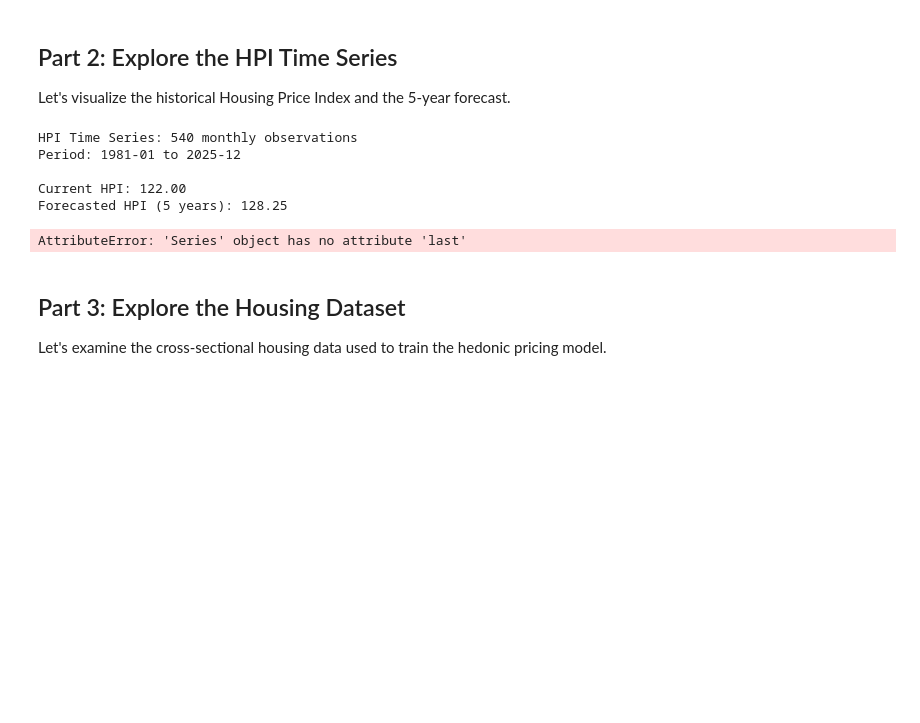
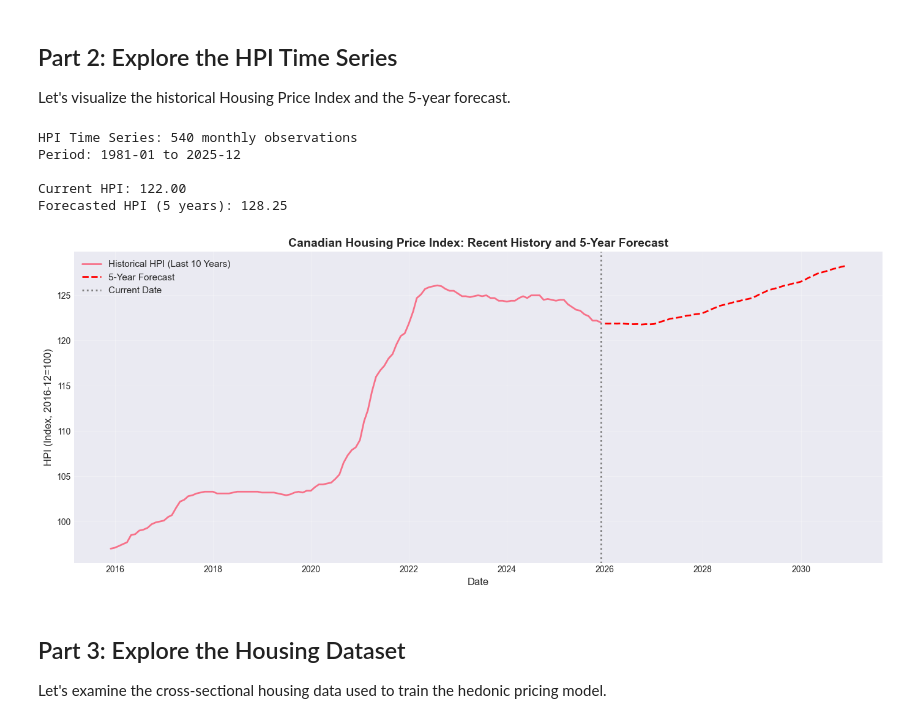
Before and after one commit to xingyi1145/A-list-Housings, a Jupyter notebook: house_prediction_demo.ipynb, the cells around one changed output. Drawn from its saved outputs; the diff is of its cells as text; code cells hidden in the pictures; blank space fills up the shorter version.

```diff
--- a/house_prediction_demo.ipynb
+++ b/house_prediction_demo.ipynb
@@ -61,35 +61,37 @@ print(f"HPI Time Series: {len(hpi_data)} monthly observations")
 print(f"Period: {hpi_data.index[0].strftime('%Y-%m')} to {hpi_data.index[-1].strftime('%Y-%m')}")
 print(f"\nCurrent HPI: {predictor.hpi_forecaster.current_hpi:.2f}")
 print(f"Forecasted HPI (5 years): {predictor.hpi_forecaster.future_hpi:.2f}")
 
 # Plot recent HPI history (last 10 years) and forecast
-recent_hpi = hpi_data.last('10Y')
+# Get last 10 years of data
+ten_years_ago = hpi_data.index[-1] - pd.DateOffset(years=10)
+recent_hpi = hpi_data[hpi_data.index >= ten_years_ago]
 
 forecast = predictor.hpi_forecaster.model_fit.forecast(steps=60)
 forecast_dates = pd.date_range(
     start=hpi_data.index[-1] + pd.DateOffset(months=1),
     periods=60,
     freq='MS'
 )
 
 plt.figure(figsize=(14, 6))
 plt.plot(recent_hpi.index, recent_hpi.values, label='Historical HPI (Last 10 Years)', linewidth=2)
 plt.plot(forecast_dates, forecast.values, label='5-Year Forecast', linewidth=2, linestyle='--', color='red')
 plt.axvline(hpi_data.index[-1], color='gray', linestyle=':', label='Current Date', linewidth=2)
 plt.xlabel('Date', fontsize=12)
 plt.ylabel('HPI (Index, 2016-12=100)', fontsize=12)
 plt.title('Canadian Housing Price Index: Recent History and 5-Year Forecast', fontsize=14, fontweight='bold')
 plt.legend(fontsize=11)
 plt.grid(True, alpha=0.3)
 plt.tight_layout()
 plt.show()
 # %% [output]
 HPI Time Series: 540 monthly observations
 Period: 1981-01 to 2025-12
 
 Current HPI: 122.00
 Forecasted HPI (5 years): 128.25
-AttributeError: 'Series' object has no attribute 'last'
+[figure, added]
 # %% [markdown]
 ## Part 3: Explore the Housing Dataset
 
```
Also changed, not shown: parts of 5 cells of this notebook.
